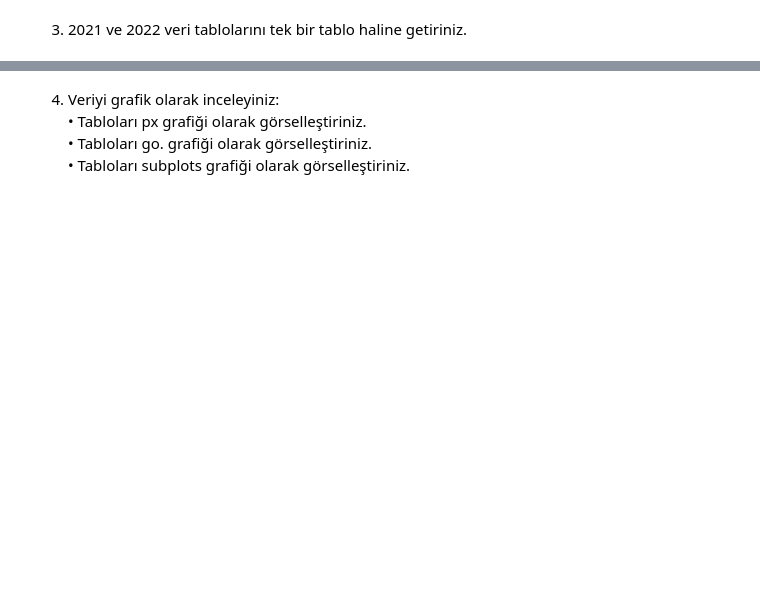
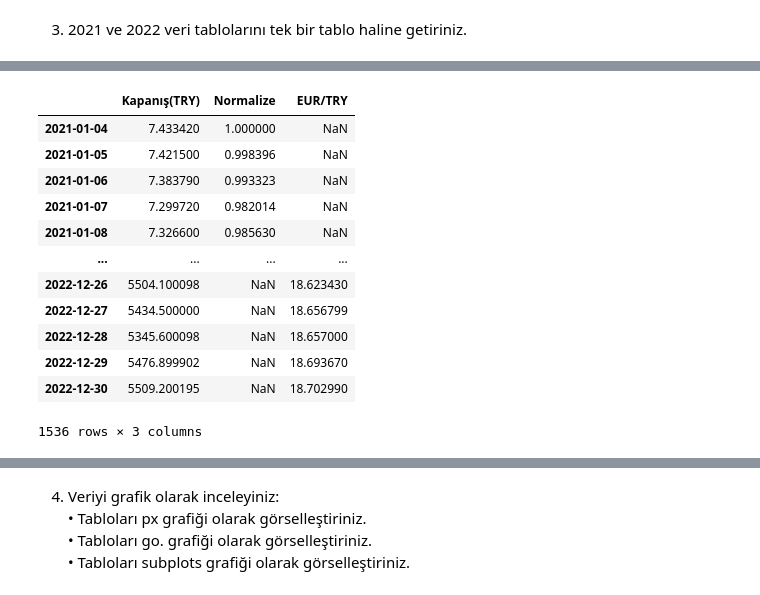
Before and after one commit to seydatasdan/GMKA_Seyda_Tasdan, a Jupyter notebook: Odev3_Python_Veri_Analizi_Egitimi__Şeyda_Taşdan.ipynb, the cells around one changed output, grey strips where cells are left out. Drawn from its saved outputs; the diff is of its cells as text; code cells hidden in the pictures; blank space fills up the shorter version.

```diff
--- a/Odev3_Python_Veri_Analizi_Egitimi__Şeyda_Taşdan.ipynb
+++ b/Odev3_Python_Veri_Analizi_Egitimi__Şeyda_Taşdan.ipynb
@@ -216,5 +216,2 @@ EUR_TRY
 # %% [markdown]
 3. 2021 ve 2022 veri tablolarını tek bir tablo haline getiriniz.
-# %%
-B30 = B30.merge(EUR_TRY, left_index=True, right_index=True)
-B30
@@ -235,0 +280,17 @@ B30
+# %%
+Veri = pd.concat([Veri_2022, Veri], axis = 0 )
+Veri
+# %% [output]
+|  | Kapanış(TRY) | Normalize | EUR/TRY |
+| 2021-01-04 | 7.433420 | 1.000000 | NaN |
+| 2021-01-05 | 7.421500 | 0.998396 | NaN |
+| 2021-01-06 | 7.383790 | 0.993323 | NaN |
+| 2021-01-07 | 7.299720 | 0.982014 | NaN |
+| 2021-01-08 | 7.326600 | 0.985630 | NaN |
+| ... | ... | ... | ... |
+| 2022-12-26 | 5504.100098 | NaN | 18.623430 |
+| 2022-12-27 | 5434.500000 | NaN | 18.656799 |
+| 2022-12-28 | 5345.600098 | NaN | 18.657000 |
+| 2022-12-29 | 5476.899902 | NaN | 18.693670 |
+| 2022-12-30 | 5509.200195 | NaN | 18.702990 |
+1536 rows × 3 columns
```
Also changed, not shown: parts of 11 cells of this notebook.
